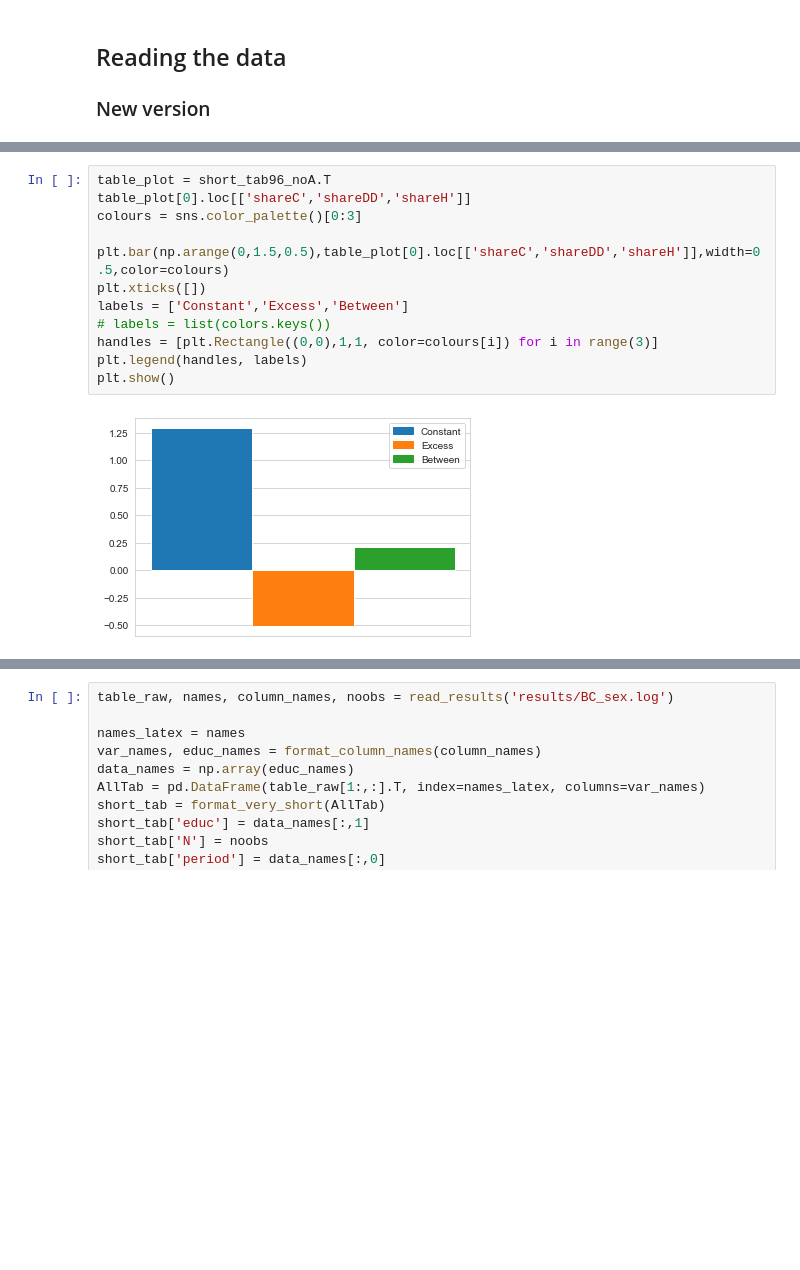
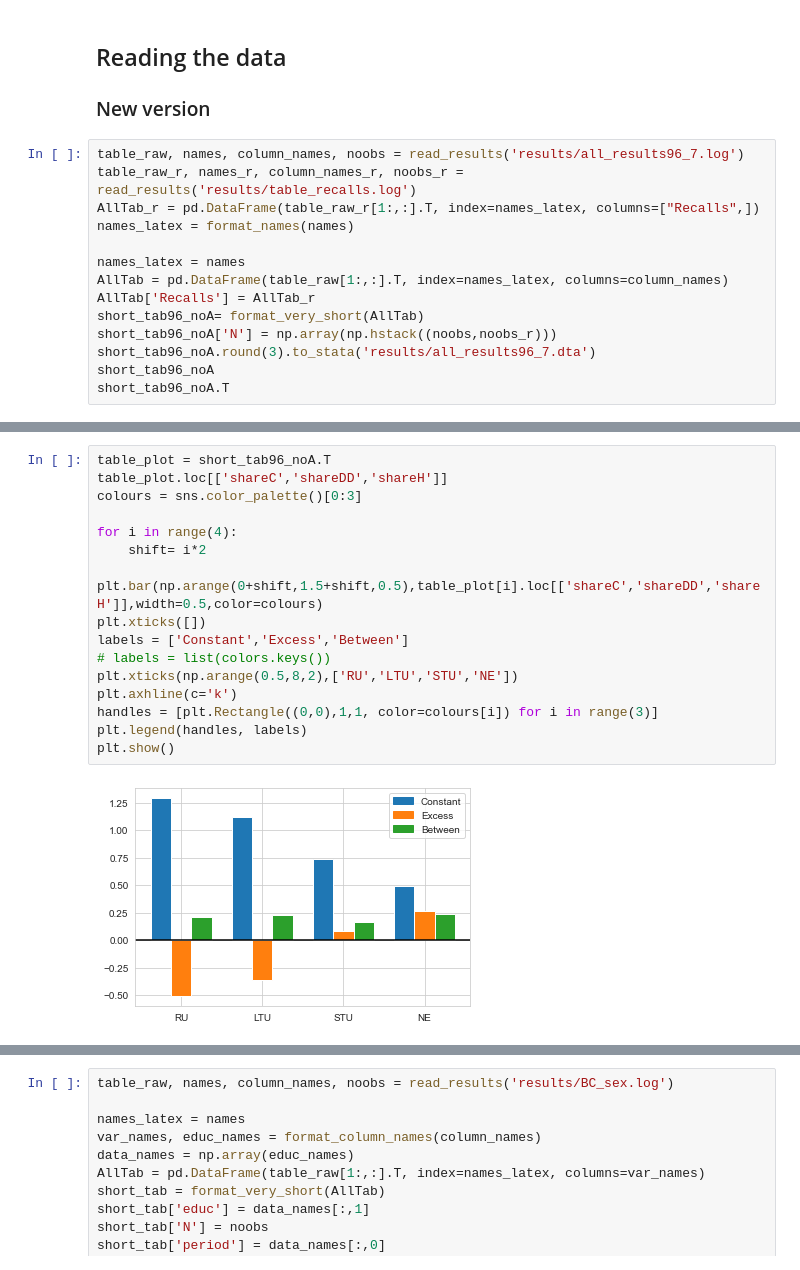
Before and after one commit to crisla/UVD_ABS_code, a Jupyter notebook: tables_and_plots.ipynb, the cells around one changed output, grey strips where cells are left out. Cells and saved outputs as stored; diff of their text form; blank space fills up the shorter version.

```diff
--- a/tables_and_plots.ipynb
+++ b/tables_and_plots.ipynb
@@ -232,3 +229,17 @@ def read_descriptive_stats_T(inputfile):
 # %% [markdown]
 ## Reading the data
 ### New version
+# %%
+table_raw, names, column_names, noobs = read_results('results/all_results96_7.log')
+table_raw_r, names_r, column_names_r, noobs_r = read_results('results/table_recalls.log')
+AllTab_r = pd.DataFrame(table_raw_r[1:,:].T, index=names_latex, columns=["Recalls",])
+names_latex = format_names(names)
+
+names_latex = names
+AllTab = pd.DataFrame(table_raw[1:,:].T, index=names_latex, columns=column_names)
+AllTab['Recalls'] = AllTab_r
+short_tab96_noA= format_very_short(AllTab)
+short_tab96_noA['N'] = np.array(np.hstack((noobs,noobs_r)))
+short_tab96_noA.round(3).to_stata('results/all_results96_7.dta')
+short_tab96_noA
+short_tab96_noA.T
@@ -259,14 +280,18 @@ short_tab96_noA.T
 # %%
 table_plot = short_tab96_noA.T
-table_plot[0].loc[['shareC','shareDD','shareH']]
+table_plot.loc[['shareC','shareDD','shareH']]
 colours = sns.color_palette()[0:3]
 
-plt.bar(np.arange(0,1.5,0.5),table_plot[0].loc[['shareC','shareDD','shareH']],width=0.5,color=colours)
+for i in range(4):
+    shift= i*2
+    plt.bar(np.arange(0+shift,1.5+shift,0.5),table_plot[i].loc[['shareC','shareDD','shareH']],width=0.5,color=colours)
 plt.xticks([])
 labels = ['Constant','Excess','Between']
 # labels = list(colors.keys())
+plt.xticks(np.arange(0.5,8,2),['RU','LTU','STU','NE'])
+plt.axhline(c='k')
 handles = [plt.Rectangle((0,0),1,1, color=colours[i]) for i in range(3)]
 plt.legend(handles, labels)
 plt.show()
 # %% [output]
-[figure, old version]
+[figure, new version]
```
Also changed, not shown: parts of 8 cells of this notebook, 39 other files.
